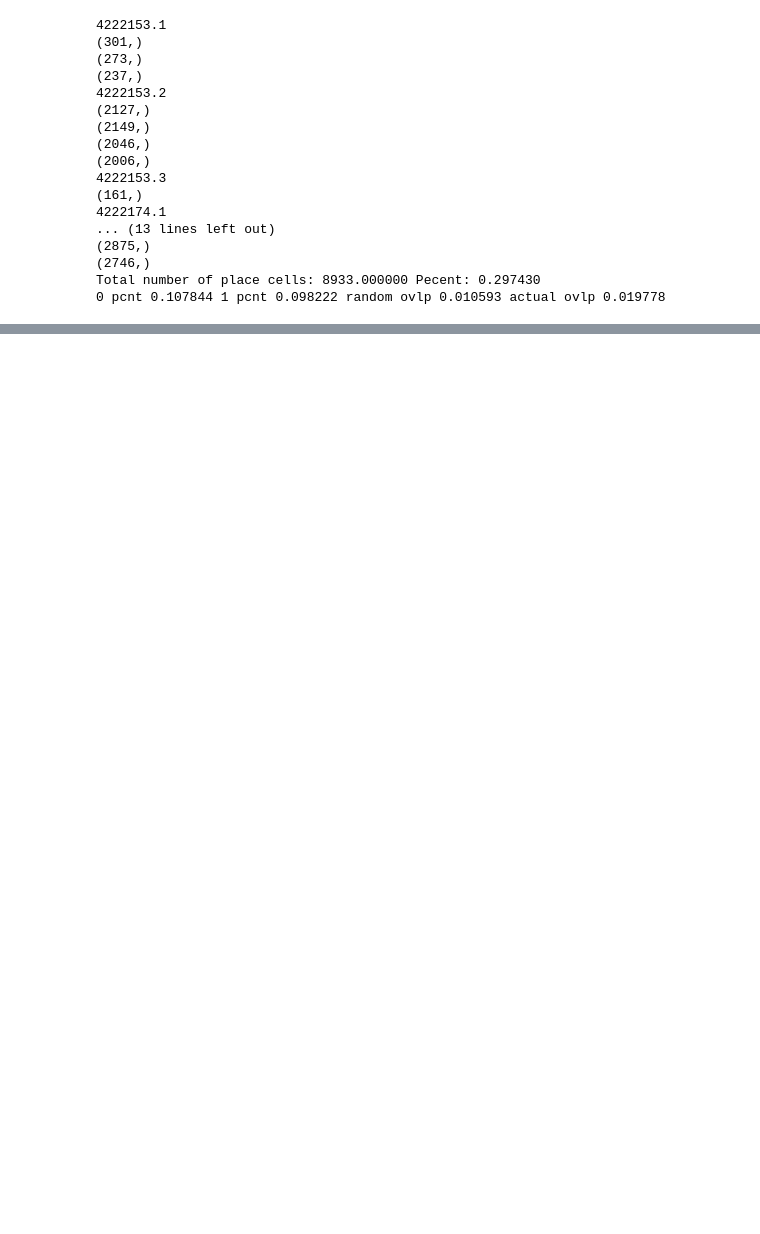
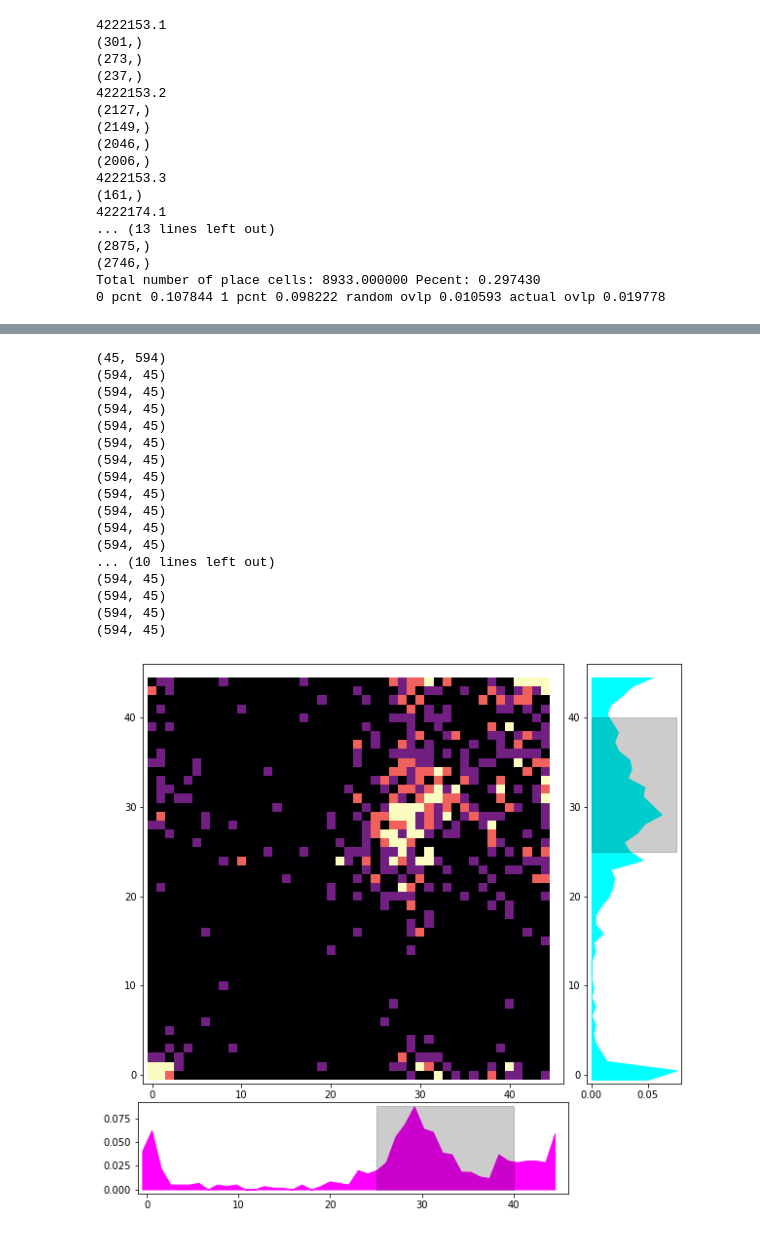
Before and after one commit to GiocomoLab/PlittGiocomo_2021, a Jupyter notebook: PlotAllPlaceCells.ipynb, the cells around one changed output, grey strips where cells are left out. Saved outputs shown, nothing was run; the diff lists cells and outputs as text; code cells hidden in the pictures; blank space fills up the shorter version.

```diff
--- a/PlotAllPlaceCells.ipynb
+++ b/PlotAllPlaceCells.ipynb
@@ -423,0 +552,68 @@ Total number of place cells: 8933.000000 Pecent: 0.297430
+# %%
+pc_dict = {}
+for m in [0,.25,.5,.75,1]:
+    pc_dict[m] = {}
+    for mm in [0,.25,.5,.75,1]:
+        pc_dict[m][mm]=[]
+
+comm0,comm1 = [],[]
+for mouse in freq_mice: #datadict.keys():
+    for sess in datadict[mouse].keys():
+        pvals = datadict[mouse][sess]['pvals']
+        masks={}
+        mask = (pvals[0]<.05) & (pvals[1]<.05)
+        for k, p in pvals.items():
+            masks[k]=mask
+
+
+        pcs = datadict[mouse][sess]['S_trial_mat'][:,:,mask]
+        comm0.append(np.nanmean(pcs[datadict[mouse][sess]['trial_info']['morphs']==0,:,:],axis=0))
+        comm1.append(np.nanmean(pcs[datadict[mouse][sess]['trial_info']['morphs']==1,:,:],axis=0))
+
+        _pc_dict = pc.plot_placecells(u.trial_type_dict(datadict[mouse][sess]['S_trial_mat'],datadict[mouse][sess]['trial_info']['morphs']),masks,plot=False)
+        for m in _pc_dict.keys():
+            for mm in _pc_dict.keys():
+                pc_dict[m][mm].append(_pc_dict[m][mm])
+
+comm0 = np.concatenate(comm0,axis=-1)
+comm1 = np.concatenate(comm1,axis=-1)
+print(comm0.shape)
+
+
+f,ax = pc.common_cell_remap_heatmap(comm0,comm1,norm=False)
+f.savefig("D:\\Morph_Results\\figures\\freq_common_pc_heatmap.pdf",format="pdf")
+
+f,ax = plt.subplots(5,5,figsize=[5*5,7*5])
+f.subplots_adjust(wspace=.01,hspace=.05)
+for i,m in enumerate(pc_dict.keys()):
+    sort = getSort(np.concatenate(pc_dict[m][m],axis=0))
+    for j,mm in enumerate(pc_dict.keys()):
+        pc_dict[m][mm] = np.concatenate(pc_dict[m][mm],axis=0)
+        print(pc_dict[m][mm].shape)
+        pc_dict[m][mm] = pc_dict[m][mm][sort,:]
+
+        ax[i,j].imshow(pc_dict[m][mm],aspect='auto',cmap='pink',vmin=.2,vmax=.9)
+        if j>0:
+            ax[i,j].set_yticks([])
+        ax[i,j].set_xticks([])
+
+f.savefig("D:\\Morph_Results\\figures\\freq_common_pc.pdf",format="pdf")
+# %% [output]
+(45, 594)
+(594, 45)
+(594, 45)
+(594, 45)
+(594, 45)
+(594, 45)
+(594, 45)
+(594, 45)
+(594, 45)
+(594, 45)
+(594, 45)
+(594, 45)
+... (10 lines left out)
+(594, 45)
+(594, 45)
+(594, 45)
+(594, 45)
+[figure, added]
```
Also changed, not shown: parts of 6 cells of this notebook, 13 other files.
